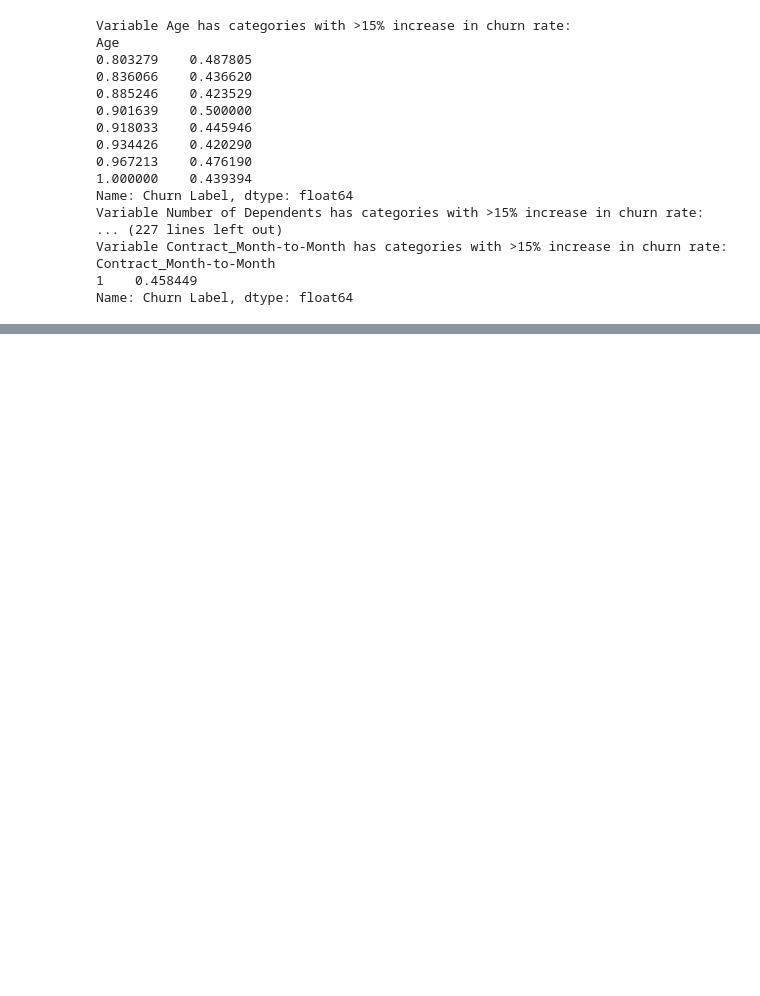
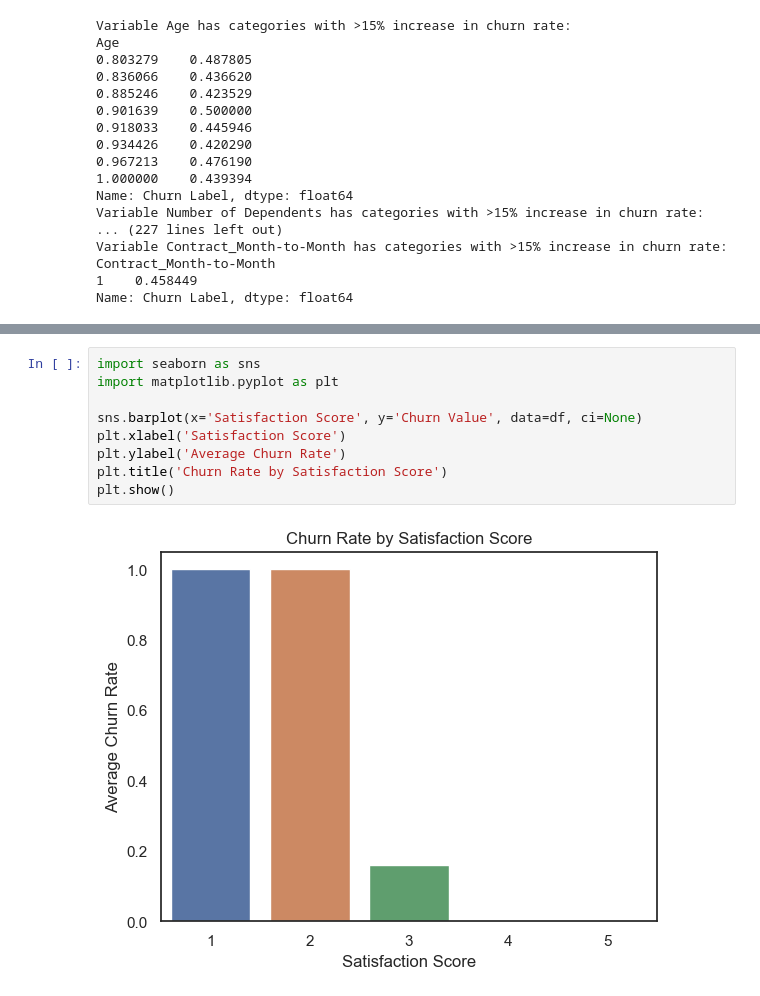
Before and after one commit to sarasustelosantos/bootcamp_group, a Jupyter notebook: 01_data_exploration.ipynb, the cells around one changed output, grey strips where cells are left out. Drawn from its saved outputs; the diff is of its cells as text; blank space fills up the shorter version.

```diff
--- a/01_data_exploration.ipynb
+++ b/01_data_exploration.ipynb
@@ -1483,0 +1518,11 @@ In-house models analysis
+# %%
+import seaborn as sns
+import matplotlib.pyplot as plt
+
+sns.barplot(x='Satisfaction Score', y='Churn Value', data=df, ci=None)
+plt.xlabel('Satisfaction Score')
+plt.ylabel('Average Churn Rate')
+plt.title('Churn Rate by Satisfaction Score')
+plt.show()
+# %% [output]
+[figure, added]
```
Also changed, not shown: parts of 9 cells of this notebook.
